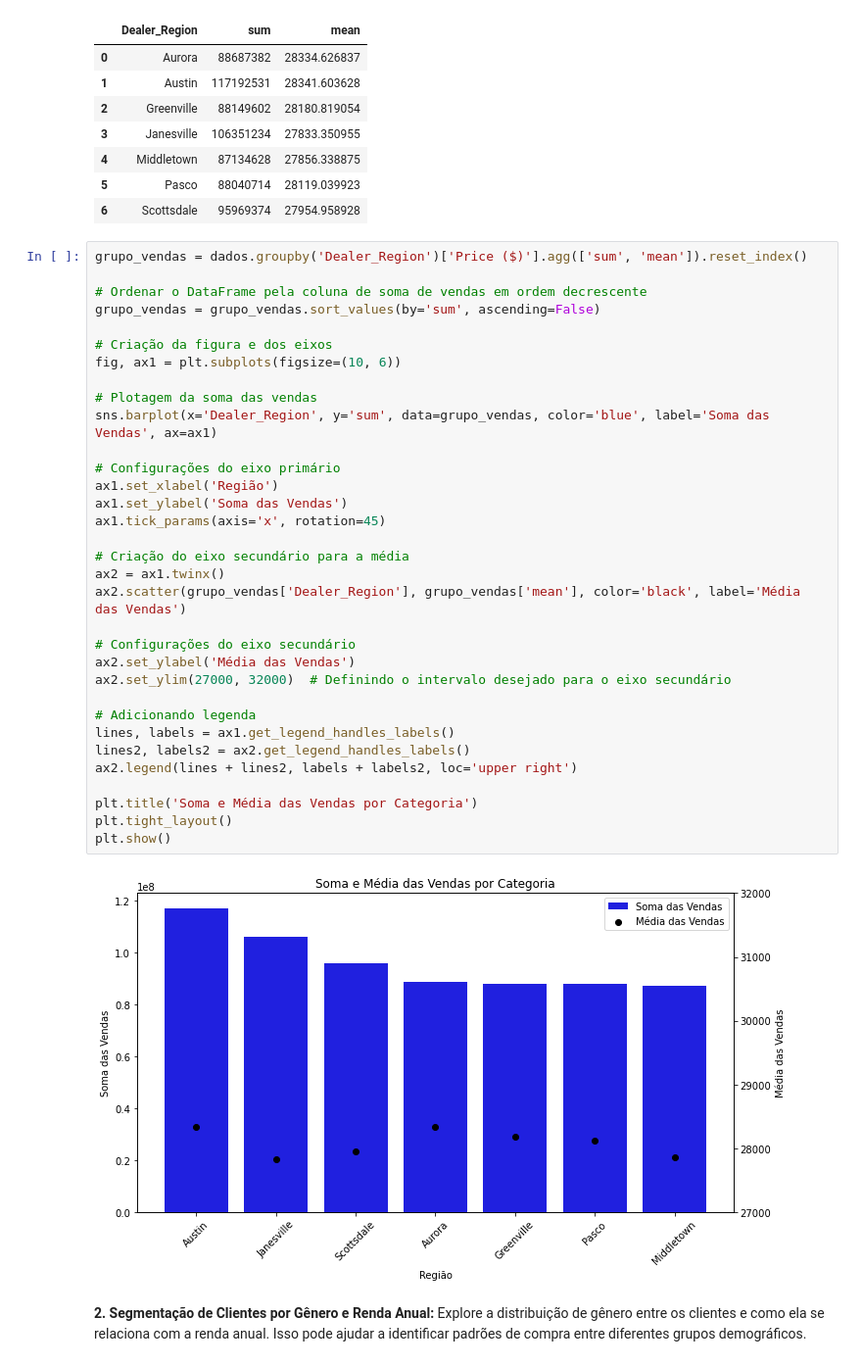
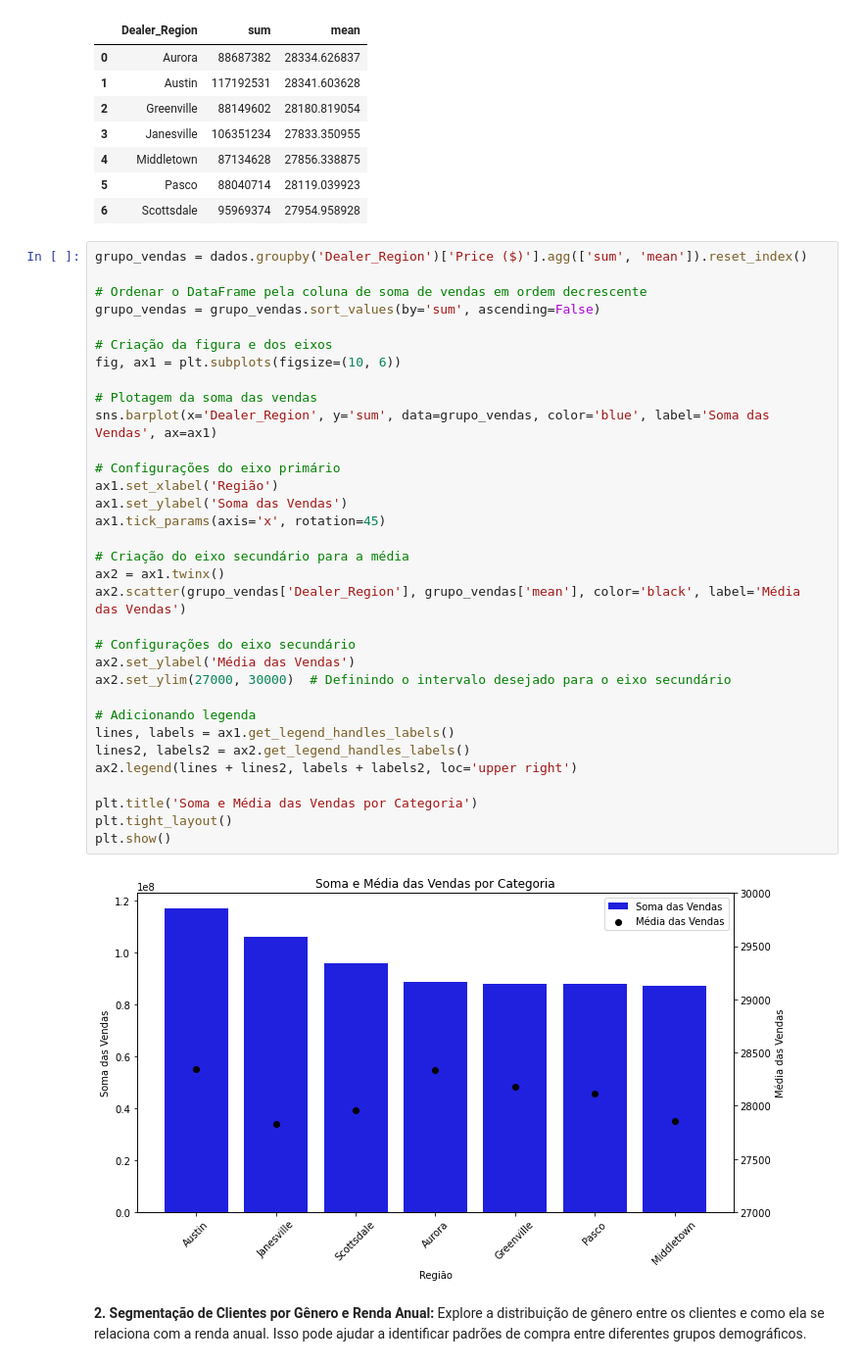
Before and after one commit to GabrielVila/Car-Sales-Report, a Jupyter notebook: projeto_carro.ipynb, the cells around one changed output. Shown at 98% size. Drawn from its saved outputs; the diff is of its cells as text.

```diff
--- a/projeto_carro.ipynb
+++ b/projeto_carro.ipynb
@@ -190,35 +190,35 @@ grupo_vendas = dados.groupby('Dealer_Region')['Price ($)'].agg(['sum', 'mean']).
 # Ordenar o DataFrame pela coluna de soma de vendas em ordem decrescente
 grupo_vendas = grupo_vendas.sort_values(by='sum', ascending=False)
 
 # Criação da figura e dos eixos
 fig, ax1 = plt.subplots(figsize=(10, 6))
 
 # Plotagem da soma das vendas
 sns.barplot(x='Dealer_Region', y='sum', data=grupo_vendas, color='blue', label='Soma das Vendas', ax=ax1)
 
 # Configurações do eixo primário
 ax1.set_xlabel('Região')
 ax1.set_ylabel('Soma das Vendas')
 ax1.tick_params(axis='x', rotation=45)
 
 # Criação do eixo secundário para a média
 ax2 = ax1.twinx()
 ax2.scatter(grupo_vendas['Dealer_Region'], grupo_vendas['mean'], color='black', label='Média das Vendas')
 
 # Configurações do eixo secundário
 ax2.set_ylabel('Média das Vendas')
-ax2.set_ylim(27000, 32000)  # Definindo o intervalo desejado para o eixo secundário
+ax2.set_ylim(27000, 30000)  # Definindo o intervalo desejado para o eixo secundário
 
 # Adicionando legenda
 lines, labels = ax1.get_legend_handles_labels()
 lines2, labels2 = ax2.get_legend_handles_labels()
 ax2.legend(lines + lines2, labels + labels2, loc='upper right')
 
 plt.title('Soma e Média das Vendas por Categoria')
 plt.tight_layout()
 plt.show()
 # %% [output]
-[figure, old version]
+[figure, new version]
 # %% [markdown]
 **2. Segmentação de Clientes por Gênero e Renda Anual:** Explore a distribuição de gênero entre os clientes e como ela se relaciona com a renda anual. Isso pode ajudar a identificar padrões de compra entre diferentes grupos demográficos.
 # %%
```
Also changed, not shown: parts of 6 cells of this notebook.
